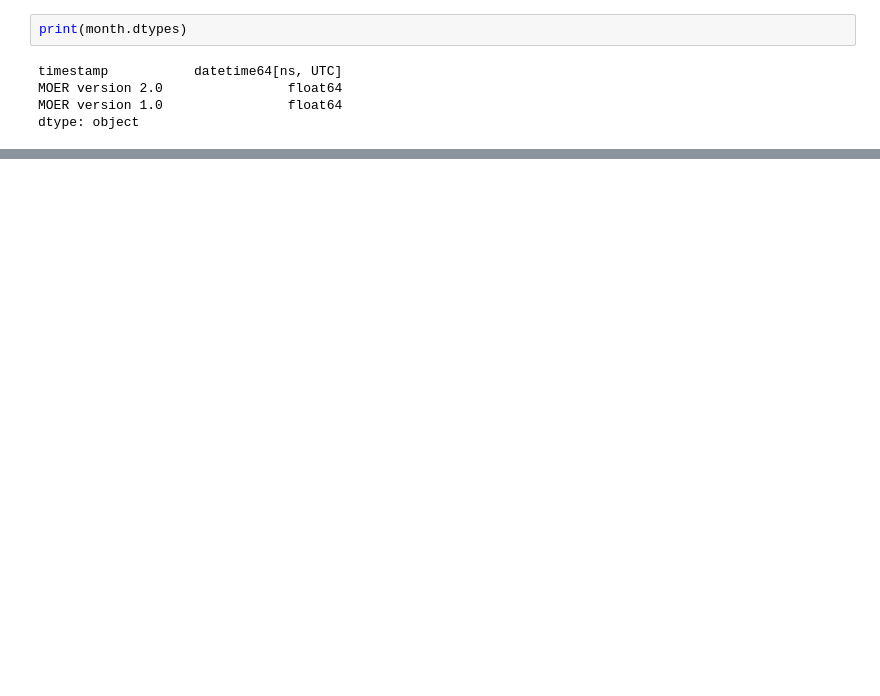
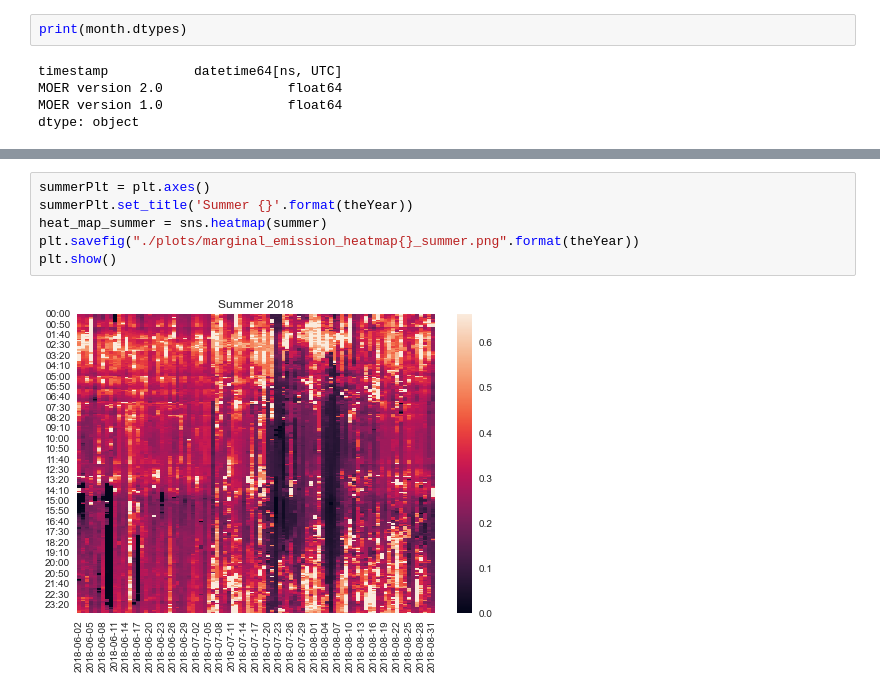
Before and after one commit to kaicheng0824/carbon_related_data_analytics, a Jupyter notebook: Analysis.ipynb, the cells around one changed output, grey strips where cells are left out. Drawn from its saved outputs; the diff is of its cells as text; blank space fills up the shorter version.

```diff
--- a/Analysis.ipynb
+++ b/Analysis.ipynb
@@ -136,0 +159,8 @@ heat_map = sns.heatmap(matrix,square=True)
+# %%
+summerPlt = plt.axes()
+summerPlt.set_title('Summer {}'.format(theYear))
+heat_map_summer = sns.heatmap(summer)
+plt.savefig("./plots/marginal_emission_heatmap{}_summer.png".format(theYear))
+plt.show()
+# %% [output]
+[figure, added]
```
Also changed, not shown: parts of 15 cells of this notebook, 12 other files.
